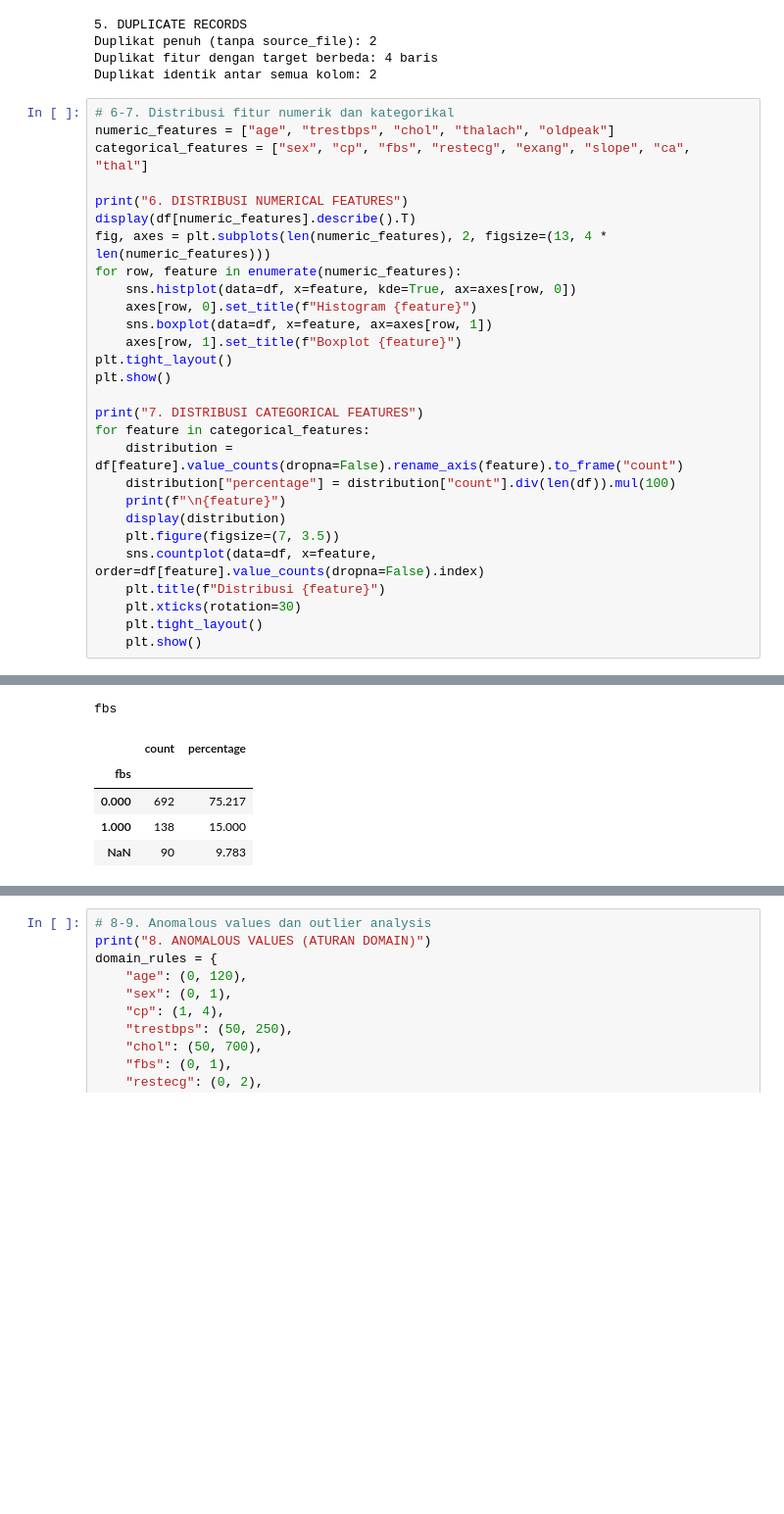
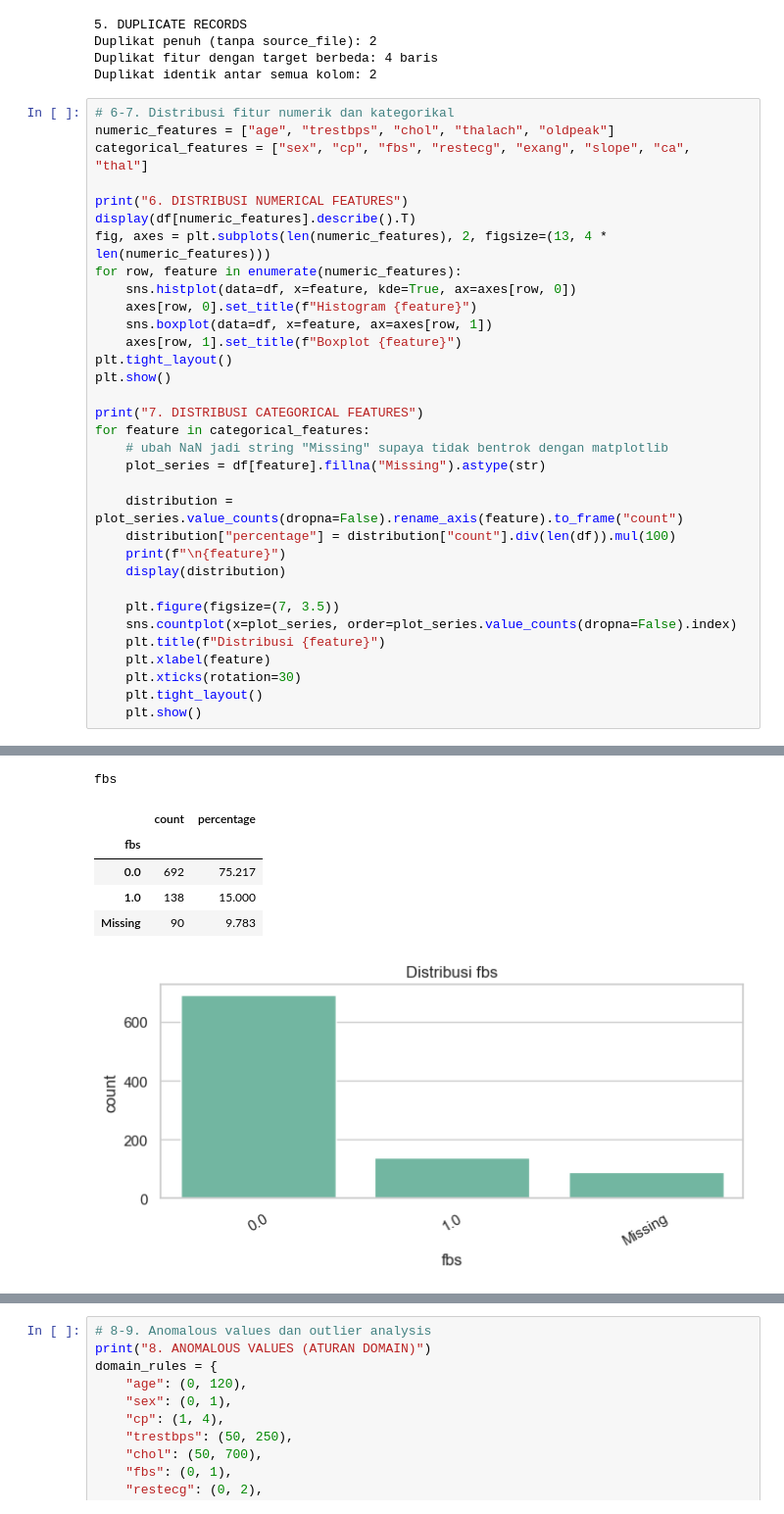
Before and after one commit to akmaliarizka5/data_science_project, a Jupyter notebook: EDA.ipynb, the cells around one changed output, grey strips where cells are left out. Shown at 98% size. Drawn from its saved outputs; the diff is of its cells as text; blank space fills up the shorter version.

Commit message:
ubah untuk menambahkan missing ke variabel kategorik

```diff
--- a/EDA.ipynb
+++ b/EDA.ipynb
@@ -180,13 +180,18 @@ plt.show()
 
 print("7. DISTRIBUSI CATEGORICAL FEATURES")
 for feature in categorical_features:
-    distribution = df[feature].value_counts(dropna=False).rename_axis(feature).to_frame("count")
+    # ubah NaN jadi string "Missing" supaya tidak bentrok dengan matplotlib
+    plot_series = df[feature].fillna("Missing").astype(str)
+
+    distribution = plot_series.value_counts(dropna=False).rename_axis(feature).to_frame("count")
     distribution["percentage"] = distribution["count"].div(len(df)).mul(100)
     print(f"\n{feature}")
     display(distribution)
+
     plt.figure(figsize=(7, 3.5))
-    sns.countplot(data=df, x=feature, order=df[feature].value_counts(dropna=False).index)
+    sns.countplot(x=plot_series, order=plot_series.value_counts(dropna=False).index)
     plt.title(f"Distribusi {feature}")
+    plt.xlabel(feature)
     plt.xticks(rotation=30)
     plt.tight_layout()
     plt.show()
@@ -217,7 +222,8 @@ cp
 [figure]
 fbs
 |  | count | percentage |
 | fbs |  |  |
-| 0.000 | 692 | 75.217 |
-| 1.000 | 138 | 15.000 |
-| NaN | 90 | 9.783 |
+| 0.0 | 692 | 75.217 |
+| 1.0 | 138 | 15.000 |
+| Missing | 90 | 9.783 |
+[figure, new version]
```
Also changed, not shown: parts of 1 cell of this notebook.
